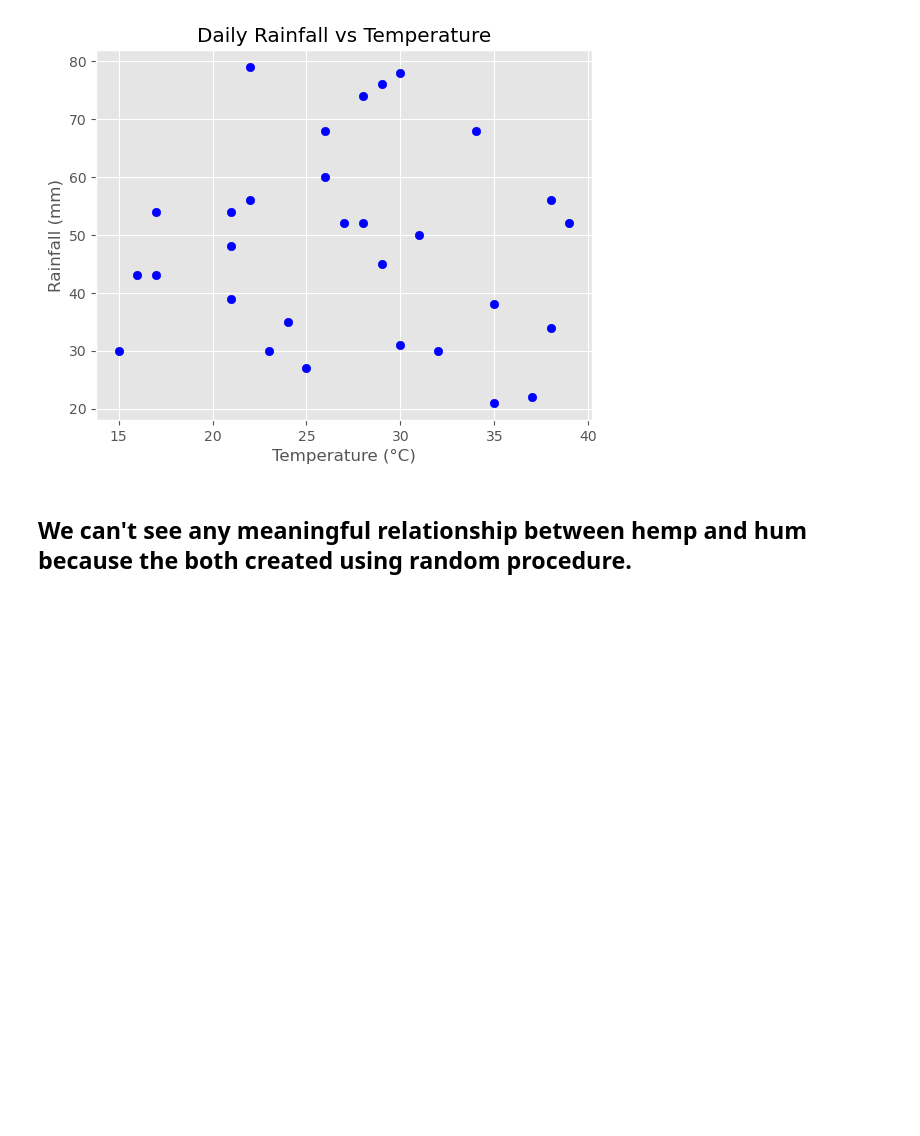
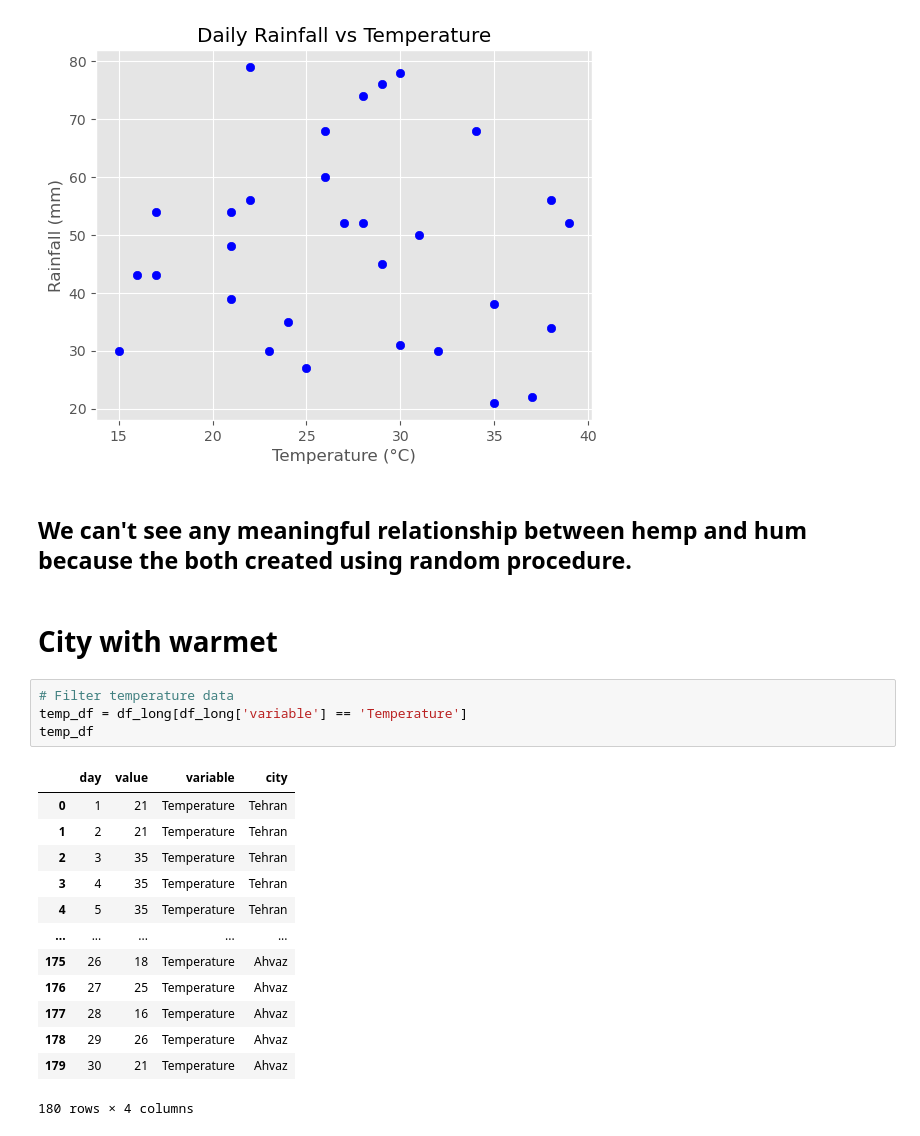
Before and after one commit to S6F6/MaktabHomeworks, a Jupyter notebook: hw-03/01.ipynb, the cells around one changed output. Saved outputs shown, nothing was run; the diff lists cells and outputs as text; blank space fills up the shorter version.

```diff
--- a/hw-03/01.ipynb
+++ b/hw-03/01.ipynb
@@ -222,3 +236,23 @@ plt.show()
 [figure]
 # %% [markdown]
 ## We can't see any meaningful relationship between hemp and hum because the both created using random procedure.
+# %% [markdown]
+# City with warmet
+# %%
+# Filter temperature data
+temp_df = df_long[df_long['variable'] == 'Temperature']
+temp_df
+# %% [output]
+|  | day | value | variable | city |
+| 0 | 1 | 21 | Temperature | Tehran |
+| 1 | 2 | 21 | Temperature | Tehran |
+| 2 | 3 | 35 | Temperature | Tehran |
+| 3 | 4 | 35 | Temperature | Tehran |
+| 4 | 5 | 35 | Temperature | Tehran |
+| ... | ... | ... | ... | ... |
+| 175 | 26 | 18 | Temperature | Ahvaz |
+| 176 | 27 | 25 | Temperature | Ahvaz |
+| 177 | 28 | 16 | Temperature | Ahvaz |
+| 178 | 29 | 26 | Temperature | Ahvaz |
+| 179 | 30 | 21 | Temperature | Ahvaz |
+180 rows × 4 columns
```
Also changed, not shown: parts of 7 cells of this notebook, 1 other file.
